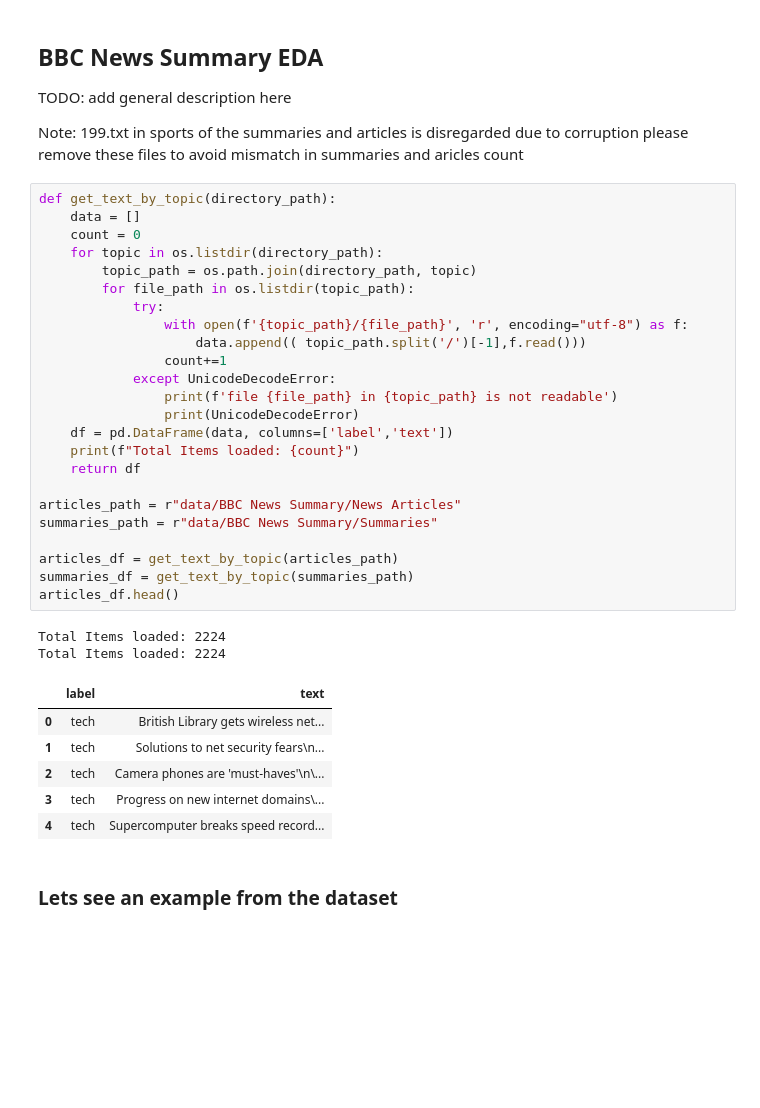
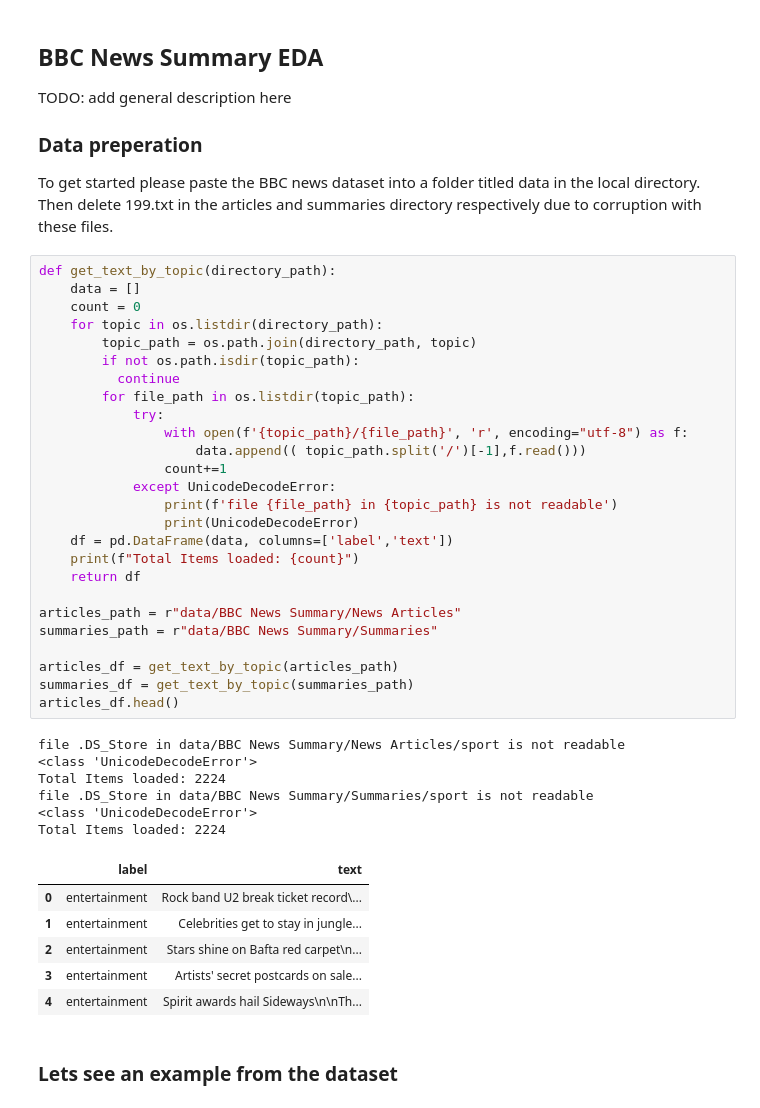
Before and after one commit to michaeljf00/text_summarizer, a Jupyter notebook: BBCDemo.ipynb, the cells around one changed output. Cells and saved outputs as stored; diff of their text form; blank space fills up the shorter version.

```diff
--- a/BBCDemo.ipynb
+++ b/BBCDemo.ipynb
@@ -19,40 +16,47 @@ To enable them in other operations, rebuild TensorFlow with the appropriate comp
 ## BBC News Summary EDA
 TODO: add general description here
 
-Note: 199.txt in sports of the summaries and articles is disregarded due to corruption please remove these files to avoid mismatch in summaries and aricles count
+### Data preperation
+To get started please paste the BBC news dataset into a folder titled data in the local directory. Then delete 199.txt in the articles and summaries directory respectively due to corruption with these files.
 # %%
 def get_text_by_topic(directory_path):
     data = []
     count = 0
     for topic in os.listdir(directory_path):
         topic_path = os.path.join(directory_path, topic)
+        if not os.path.isdir(topic_path):
+          continue
         for file_path in os.listdir(topic_path):
             try:
                 with open(f'{topic_path}/{file_path}', 'r', encoding="utf-8") as f:
                     data.append(( topic_path.split('/')[-1],f.read()))
                 count+=1
             except UnicodeDecodeError:
                 print(f'file {file_path} in {topic_path} is not readable')
                 print(UnicodeDecodeError)
     df = pd.DataFrame(data, columns=['label','text'])
     print(f"Total Items loaded: {count}")
     return df
 
 articles_path = r"data/BBC News Summary/News Articles"
 summaries_path = r"data/BBC News Summary/Summaries"
 
 articles_df = get_text_by_topic(articles_path)
 summaries_df = get_text_by_topic(summaries_path)
 articles_df.head()
 # %% [output]
+file .DS_Store in data/BBC News Summary/News Articles/sport is not readable
+<class 'UnicodeDecodeError'>
 Total Items loaded: 2224
+file .DS_Store in data/BBC News Summary/Summaries/sport is not readable
+<class 'UnicodeDecodeError'>
 Total Items loaded: 2224
 |  | label | text |
-| 0 | tech | British Library gets wireless net... |
-| 1 | tech | Solutions to net security fears\n... |
-| 2 | tech | Camera phones are 'must-haves'\n\... |
-| 3 | tech | Progress on new internet domains\... |
-| 4 | tech | Supercomputer breaks speed record... |
+| 0 | entertainment | Rock band U2 break ticket record\... |
+| 1 | entertainment | Celebrities get to stay in jungle... |
+| 2 | entertainment | Stars shine on Bafta red carpet\n... |
+| 3 | entertainment | Artists' secret postcards on sale... |
+| 4 | entertainment | Spirit awards hail Sideways\n\nTh... |
 # %% [markdown]
 ### Lets see an example from the dataset
 # %%
```
Also changed, not shown: parts of 35 cells of this notebook.
